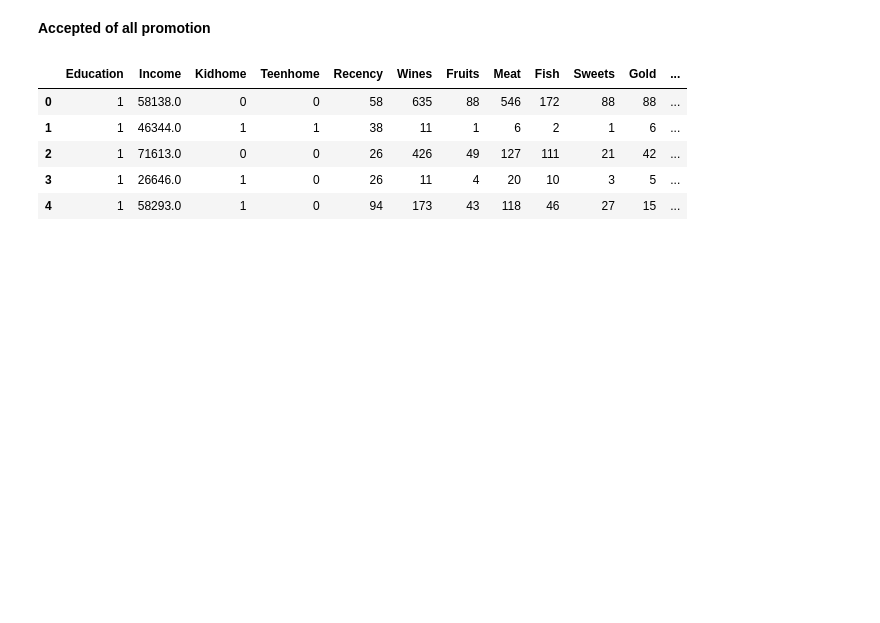
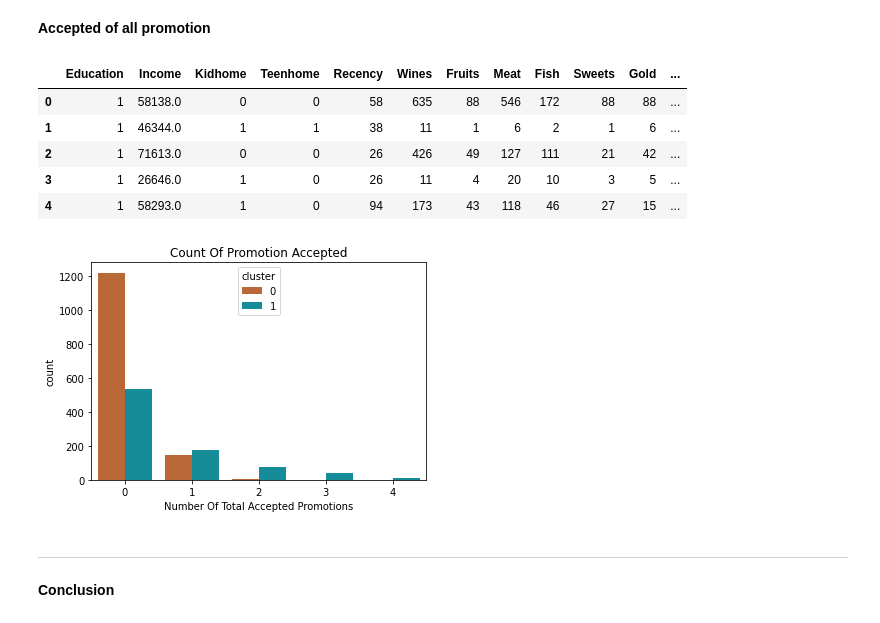
Before and after one commit to PleumjaiOfficial/Clustering-Marketing-Campaign, a Jupyter notebook: Clustering marketing campaign.ipynb, the cells around one changed output. Cells and saved outputs as stored; diff of their text form; code cells hidden in the pictures; blank space fills up the shorter version.

Commit message:
conclusion

```diff
--- a/Clustering marketing campaign.ipynb
+++ b/Clustering marketing campaign.ipynb
@@ -880,3 +907,21 @@ data.head()
 | 2 | 1 | 71613.0 | 0 | 0 | 26 | 426 | 49 | 127 | 111 | 21 | 42 | ... |
 | 3 | 1 | 26646.0 | 1 | 0 | 26 | 11 | 4 | 20 | 10 | 3 | 5 | ... |
 | 4 | 1 | 58293.0 | 1 | 0 | 94 | 173 | 43 | 118 | 46 | 27 | 15 | ... |
+# %%
+#Creating a feature to get a sum of accepted promotions
+color_plot = ["#D06224","#009DAE"]
+data["Total_Promos"] = data["AcceptedCmp1"]+ data["AcceptedCmp2"]+ data["AcceptedCmp3"]+ data["AcceptedCmp4"]+ data["AcceptedCmp5"]
+#Plotting count of total campaign accepted.
+plt.figure()
+pl = sns.countplot(x=data["Total_Promos"],hue=data["cluster"], palette= color_plot)
+pl.set_title("Count Of Promotion Accepted")
+pl.set_xlabel("Number Of Total Accepted Promotions")
+plt.show()
+# %% [output]
+[figure, added]
+# %% [markdown]
+
+
+---
+# %% [markdown]
+**Conclusion**
```
Also changed, not shown: parts of 12 cells of this notebook.
